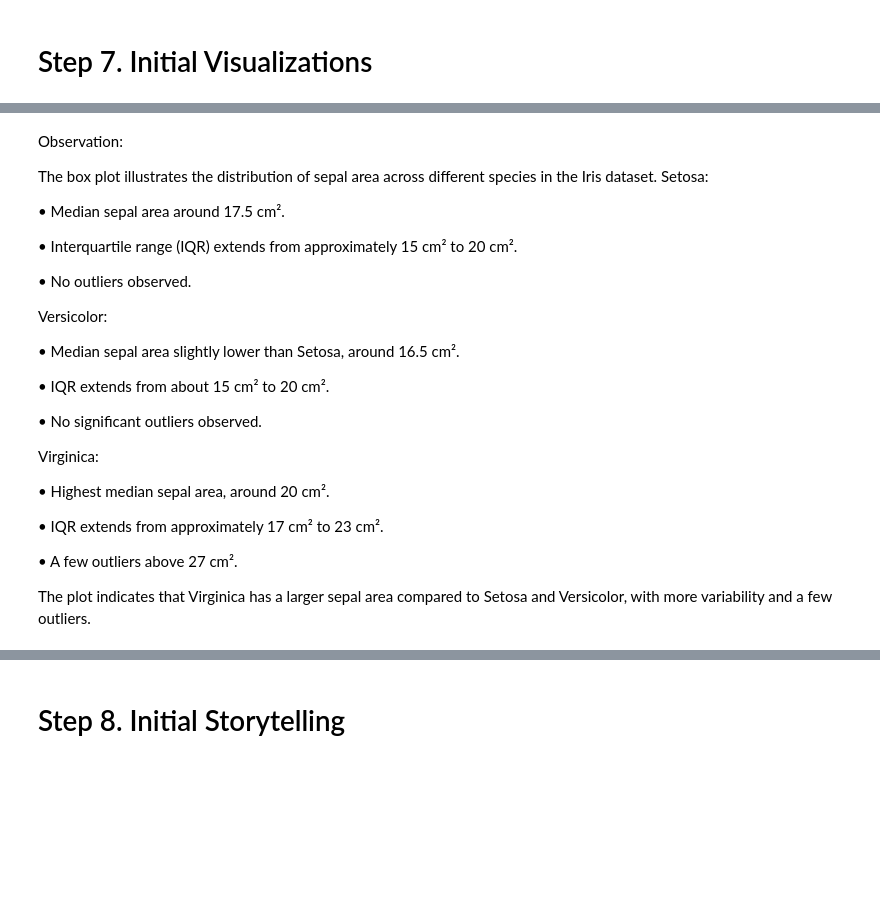
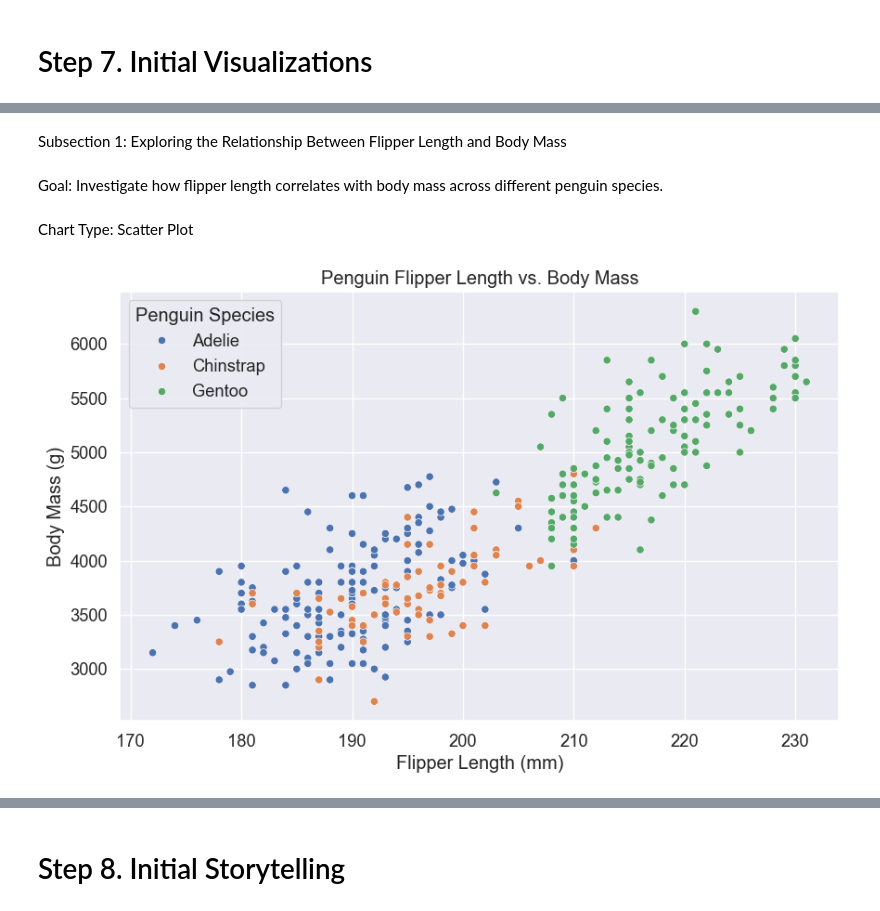
Before and after one commit to albertokabore/datafun-06-eda, a Jupyter notebook: Albertkabore_eda.ipynb, the cells around one changed output, grey strips where cells are left out. Saved outputs shown, nothing was run; the diff lists cells and outputs as text; code cells hidden in the pictures; blank space fills up the shorter version.

```diff
--- a/Albertkabore_eda.ipynb
+++ b/Albertkabore_eda.ipynb
@@ -174,7 +214,8 @@ Observatio:
 # %% [markdown]
 1. Renaming a Column
 # %%
-df.rename(columns={'species': 'flower_species'}, inplace=True)
+# Renaming a column
+df.rename(columns={'species': 'Penguin Species'}, inplace=True)
 # %%
 # Verify transformations
 print(df.head())
@@ -188,8 +252,8 @@ print(df.head())
 # %% [markdown]
 2. Adding New Columns.
-# %%
-# Adding a new column 'sepal_area' as the product of sepal length and sepal width
-df['sepal_area'] = df['sepal_length'] * df['sepal_width']
+# %%
+# Adding a new column
+df['body_mass_lbs'] = df['body_mass_g'] * 0.00220462
 # %%
 # Verify transformations
 print(df.head())
@@ -373,29 +316,17 @@ plt.show()
-# %% [markdown]
-Observation:
-
-The box plot illustrates the distribution of sepal area across different species in the Iris dataset.
-Setosa:
-
-•	Median sepal area around 17.5 cm².
-
-•	Interquartile range (IQR) extends from approximately 15 cm² to 20 cm².
-
-•	No outliers observed.
-
-Versicolor:
-
-•	Median sepal area slightly lower than Setosa, around 16.5 cm².
-
-•	IQR extends from about 15 cm² to 20 cm².
-
-•	No significant outliers observed.
-
-Virginica:
-
-•	Highest median sepal area, around 20 cm².
-
-•	IQR extends from approximately 17 cm² to 23 cm².
-
-•	A few outliers above 27 cm².
-
-The plot indicates that Virginica has a larger sepal area compared to Setosa and Versicolor, with more variability and a few outliers.
+# %% [markdown]
+Subsection 1: Exploring the Relationship Between Flipper Length and Body Mass
+# %% [markdown]
+Goal:
+Investigate how flipper length correlates with body mass across different penguin species.
+# %% [markdown]
+Chart Type: Scatter Plot
+# %%
+# Scatter plot of flipper length vs. body mass
+plt.figure(figsize=(10, 6))
+scatter_plot = sns.scatterplot(data=df, x="flipper_length_mm", y="body_mass_g", hue="Penguin Species")
+scatter_plot.set_xlabel("Flipper Length (mm)")
+scatter_plot.set_ylabel("Body Mass (g)")
+scatter_plot.set_title("Penguin Flipper Length vs. Body Mass")
+plt.show()
+# %% [output]
+[figure, added]
```
Also changed, not shown: parts of 72 cells of this notebook, 1 other file.
